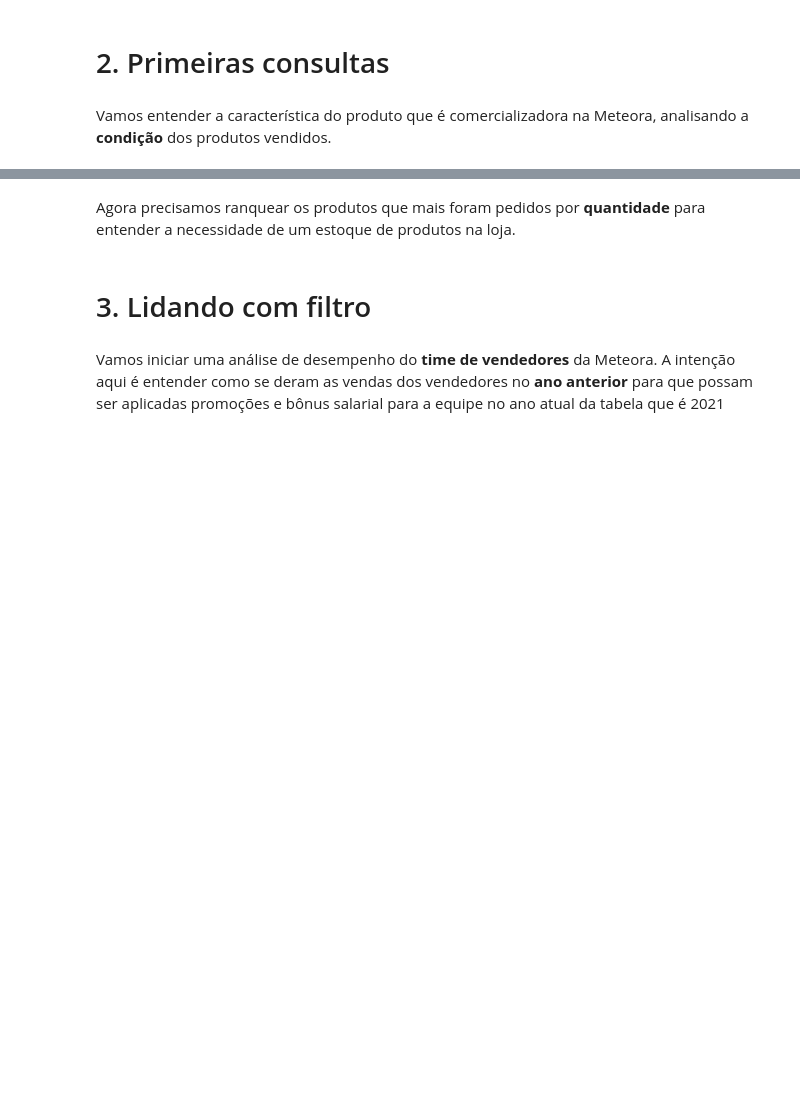
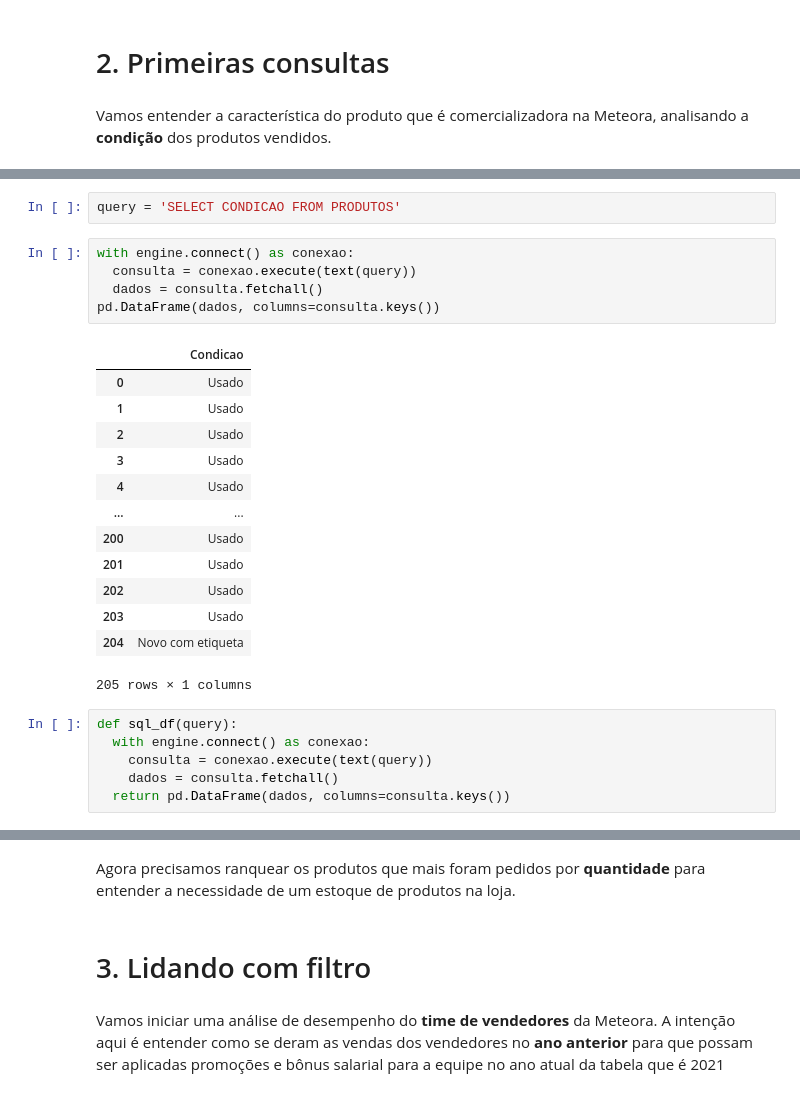
Before and after one commit to MaxRSilva/Python-An-lise_de_dados_com_SQL, a Jupyter notebook: Notebook_Meteora.ipynb, the cells around one changed output, grey strips where cells are left out. Cells and saved outputs as stored; diff of their text form; blank space fills up the shorter version.

```diff
--- a/Notebook_Meteora.ipynb
+++ b/Notebook_Meteora.ipynb
@@ -57,0 +57,27 @@ Vamos entender a característica do produto que é comercializadora na Meteora,
+# %%
+query = 'SELECT CONDICAO FROM PRODUTOS'
+# %%
+with engine.connect() as conexao:
+  consulta = conexao.execute(text(query))
+  dados = consulta.fetchall()
+pd.DataFrame(dados, columns=consulta.keys())
+# %% [output]
+|  | Condicao |
+| 0 | Usado |
+| 1 | Usado |
+| 2 | Usado |
+| 3 | Usado |
+| 4 | Usado |
+| ... | ... |
+| 200 | Usado |
+| 201 | Usado |
+| 202 | Usado |
+| 203 | Usado |
+| 204 | Novo com etiqueta |
+205 rows × 1 columns
+# %%
+def sql_df(query):
+  with engine.connect() as conexao:
+    consulta = conexao.execute(text(query))
+    dados = consulta.fetchall()
+  return pd.DataFrame(dados, columns=consulta.keys())
```
Also changed, not shown: parts of 5 cells of this notebook.
